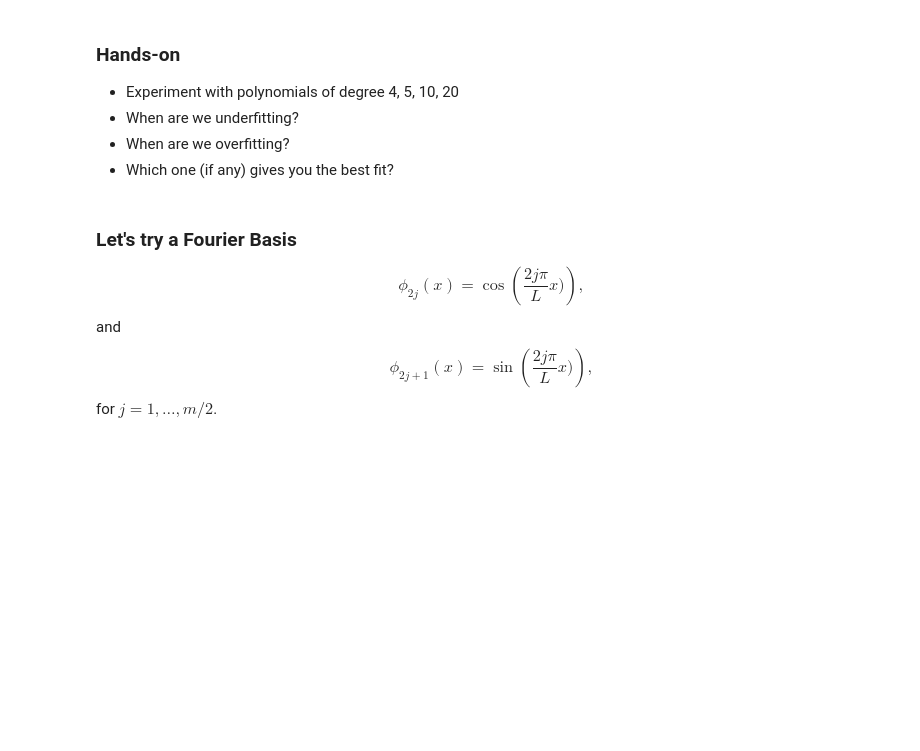
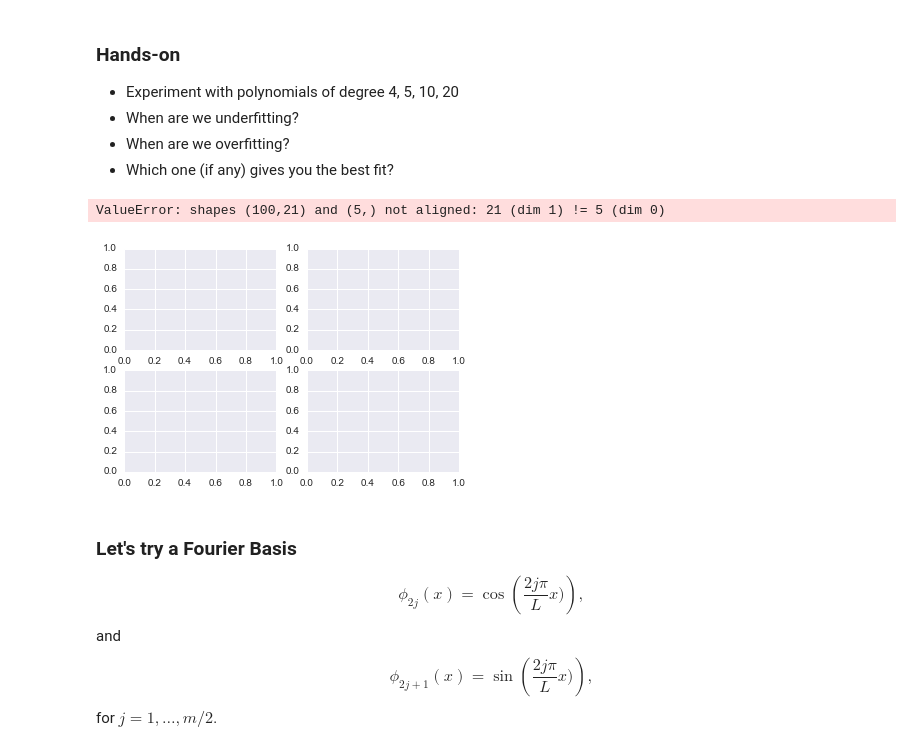
Before and after one commit to jsmarti/SURF_2016, a Jupyter notebook: Books_and_Tutorials/uq-course/lectures/lec_09.ipynb, the cells around one changed output. Saved outputs shown, nothing was run; the diff lists cells and outputs as text; code cells hidden in the pictures; blank space fills up the shorter version.

```diff
--- a/Books_and_Tutorials/uq-course/lectures/lec_09.ipynb
+++ b/Books_and_Tutorials/uq-course/lectures/lec_09.ipynb
@@ -282,6 +282,26 @@ plt.legend(loc='best')
 + When are we underfitting?
 + When are we overfitting?
 + Which one (if any) gives you the best fit?
+# %%
+'''Experiments'''
+degrees = [4,5,10,20]
+fig, plots = plt.subplots(nrows=2, ncols=2)
+for n,degree in enumerate(degrees):
+    phi = PolynomialBasis(degree)
+    Phi_p = compute_design_matrix(X_p, phi)
+
+    #Phi = compute_design_matrix(X, phi)
+    w_LS = np.linalg.lstsq(Phi, Y)[0]
+    Y_p = np.dot(Phi_p, w_LS)
+
+    plots[n][0].plot(X, Y, 'x', markeredgewidth=2, label='Observations')
+    plots[n][0].plot(X_p, Y_p, label='LS Prediction (Polynomial Basis)')
+    plots[n][0].set_xlabel('$x$')
+    plots[n][0].set_ylabel('$y$')
+    plt.legend(loc='best')
+# %% [output]
+ValueError: shapes (100,21) and (5,) not aligned: 21 (dim 1) != 5 (dim 0)
+[figure, added]
 # %% [markdown]
 ### Let's try a Fourier Basis
 $$
```
Also changed, not shown: 3 other files.
